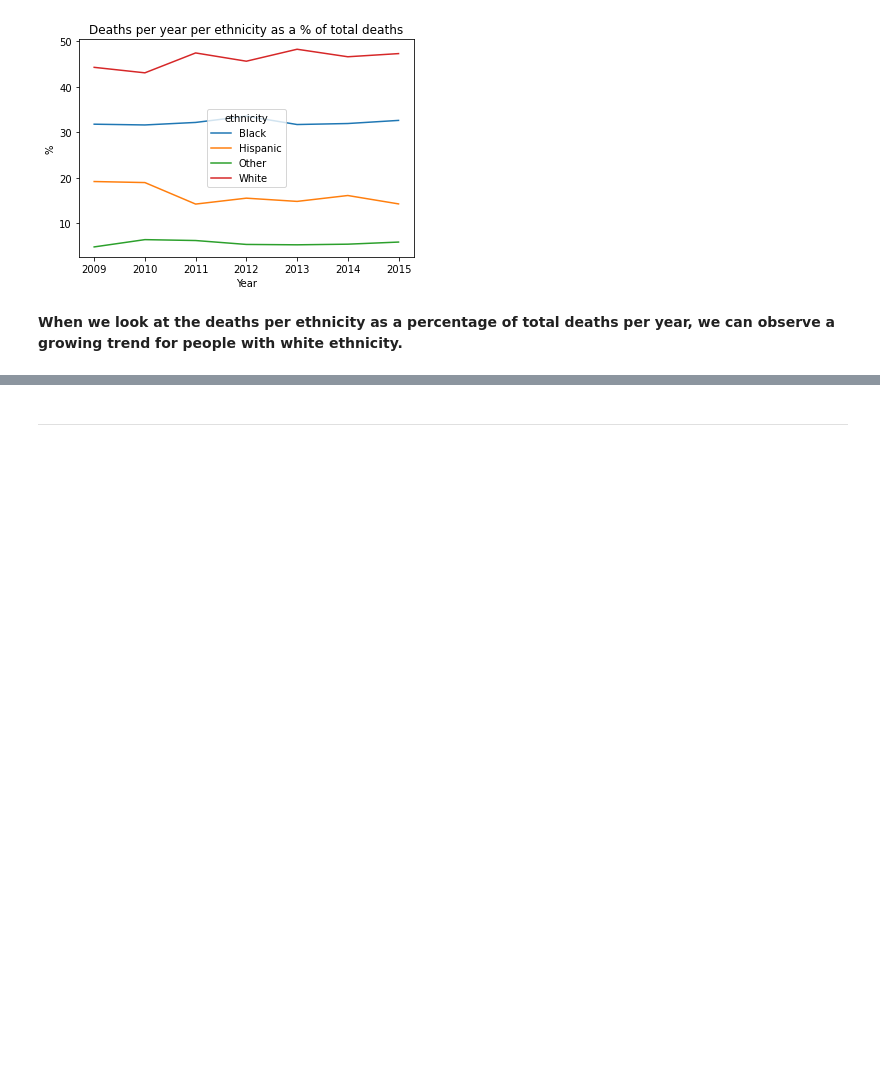
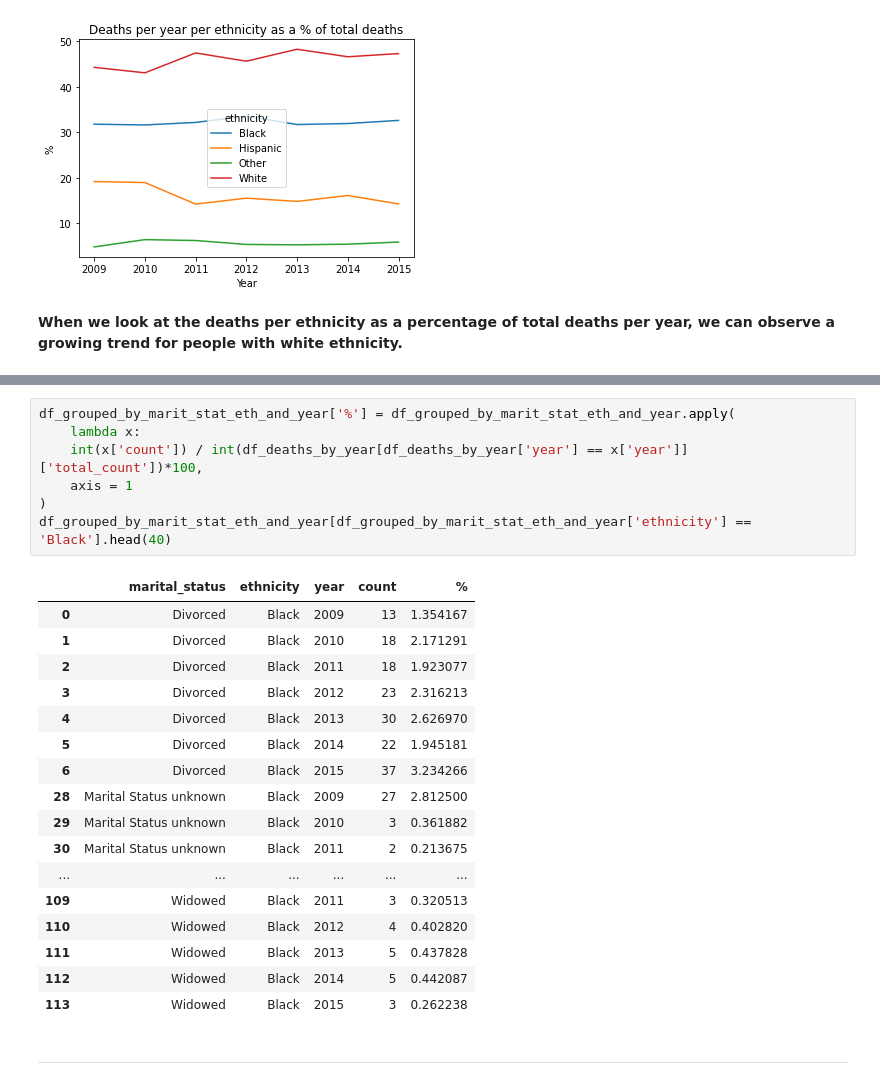
Before and after one commit to andrezafeu/maternal_mortality, a Jupyter notebook: EDA.ipynb, the cells around one changed output, grey strips where cells are left out. Cells and saved outputs as stored; diff of their text form; blank space fills up the shorter version.

```diff
--- a/EDA.ipynb
+++ b/EDA.ipynb
@@ -423,3 +445,28 @@ Text(0.5, 1.0, 'Deaths per year per ethnicity as a % of total deaths')
+# %%
+df_grouped_by_marit_stat_eth_and_year['%'] = df_grouped_by_marit_stat_eth_and_year.apply(
+    lambda x:
+    int(x['count']) / int(df_deaths_by_year[df_deaths_by_year['year'] == x['year']]['total_count'])*100,
+    axis = 1
+)
+df_grouped_by_marit_stat_eth_and_year[df_grouped_by_marit_stat_eth_and_year['ethnicity'] == 'Black'].head(40)
+# %% [output]
+|  | marital_status | ethnicity | year | count | % |
+| 0 | Divorced | Black | 2009 | 13 | 1.354167 |
+| 1 | Divorced | Black | 2010 | 18 | 2.171291 |
+| 2 | Divorced | Black | 2011 | 18 | 1.923077 |
+| 3 | Divorced | Black | 2012 | 23 | 2.316213 |
+| 4 | Divorced | Black | 2013 | 30 | 2.626970 |
+| 5 | Divorced | Black | 2014 | 22 | 1.945181 |
+| 6 | Divorced | Black | 2015 | 37 | 3.234266 |
+| 28 | Marital Status unknown | Black | 2009 | 27 | 2.812500 |
+| 29 | Marital Status unknown | Black | 2010 | 3 | 0.361882 |
+| 30 | Marital Status unknown | Black | 2011 | 2 | 0.213675 |
+| ... | ... | ... | ... | ... | ... |
+| 109 | Widowed | Black | 2011 | 3 | 0.320513 |
+| 110 | Widowed | Black | 2012 | 4 | 0.402820 |
+| 111 | Widowed | Black | 2013 | 5 | 0.437828 |
+| 112 | Widowed | Black | 2014 | 5 | 0.442087 |
+| 113 | Widowed | Black | 2015 | 3 | 0.262238 |
 # %% [markdown]
 ---
 # %% [markdown]
```
Also changed, not shown: parts of 36 cells of this notebook, 1 other file.
